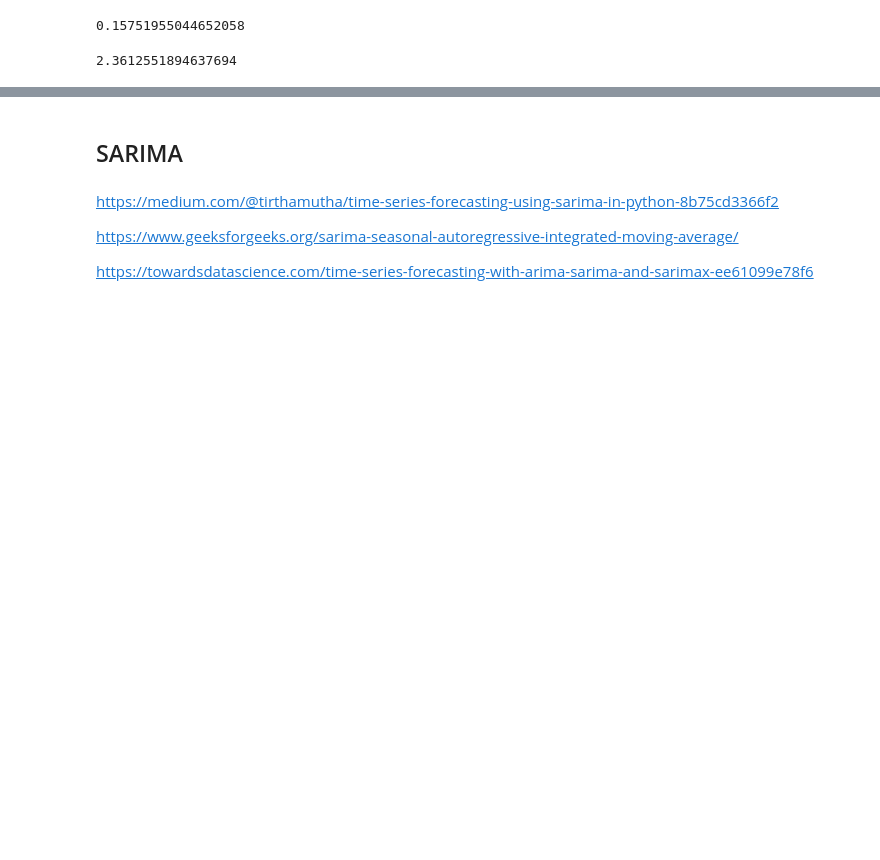
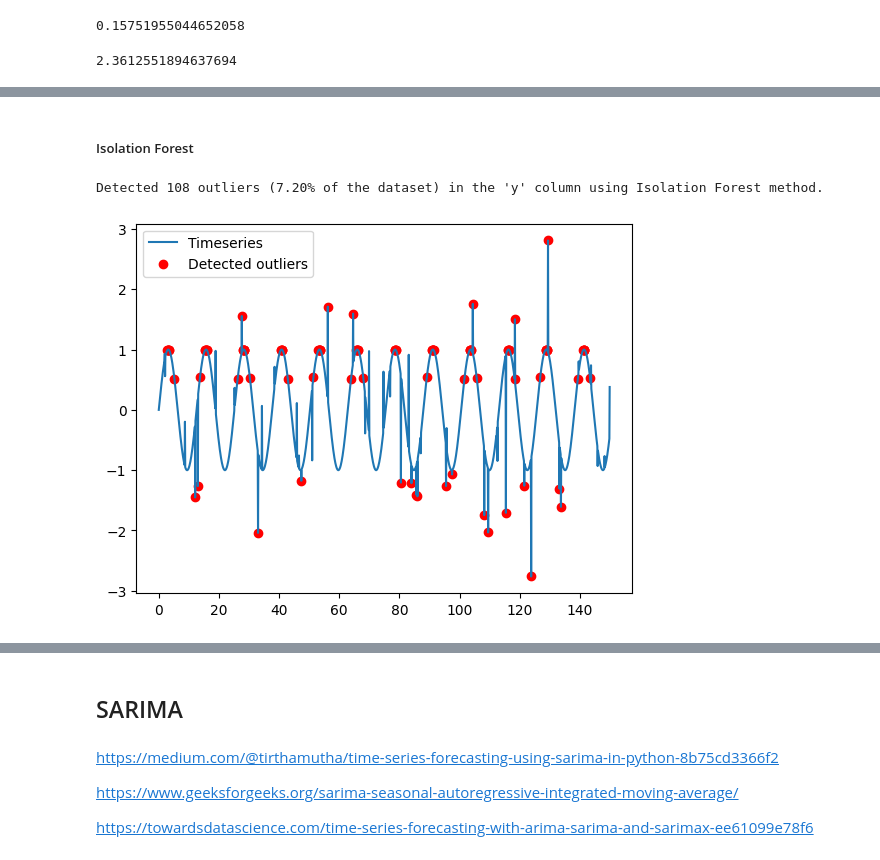
Before and after one commit to Matmozaur/Various-tools-and-notes, a Jupyter notebook: ML_related_concepts/Time_series/1D time series basics.ipynb, the cells around one changed output, grey strips where cells are left out. Cells and saved outputs as stored; diff of their text form; code cells hidden in the pictures; blank space fills up the shorter version.

```diff
--- a/ML_related_concepts/Time_series/1D time series basics.ipynb
+++ b/ML_related_concepts/Time_series/1D time series basics.ipynb
@@ -170,0 +239,4 @@ durbin_watson(ols_res.resid)
+# %%
+lof = LocalOutlierFactor(n_neighbors=20, contamination='auto')
+df['outlier'] = lof.fit_predict(df[['y']])
+outliers_lof = df[df['outlier'] == -1]
@@ -170,0 +263,2 @@ durbin_watson(ols_res.resid)
+# %% [markdown]
+##### Isolation Forest
@@ -170,0 +267,15 @@ durbin_watson(ols_res.resid)
+# %%
+isolation_forest = IsolationForest(contamination='auto')
+df['outlier'] = isolation_forest.fit_predict(df[['y']])
+df['outlier'] = df['outlier'] == -1
+outliers_iso_forest = df[df['outlier']]
+iso_forest_outlier_percent = (len(outliers_iso_forest) / df.shape[0]) * 100
+
+print(f"Detected {len(outliers_iso_forest)} outliers ({iso_forest_outlier_percent:.2f}% of the dataset) in the 'y' column using Isolation Forest method.\n")
+plt.plot(df['t'], df['y'], label='Timeseries')
+plt.scatter(outliers_iso_forest['t'], outliers_iso_forest['y'], color='red', label='Detected outliers')
+plt.legend()
+plt.show()
+# %% [output]
+Detected 108 outliers (7.20% of the dataset) in the 'y' column using Isolation Forest method.
+[figure, added]
```
Also changed, not shown: parts of 21 cells of this notebook, 1 other file.
